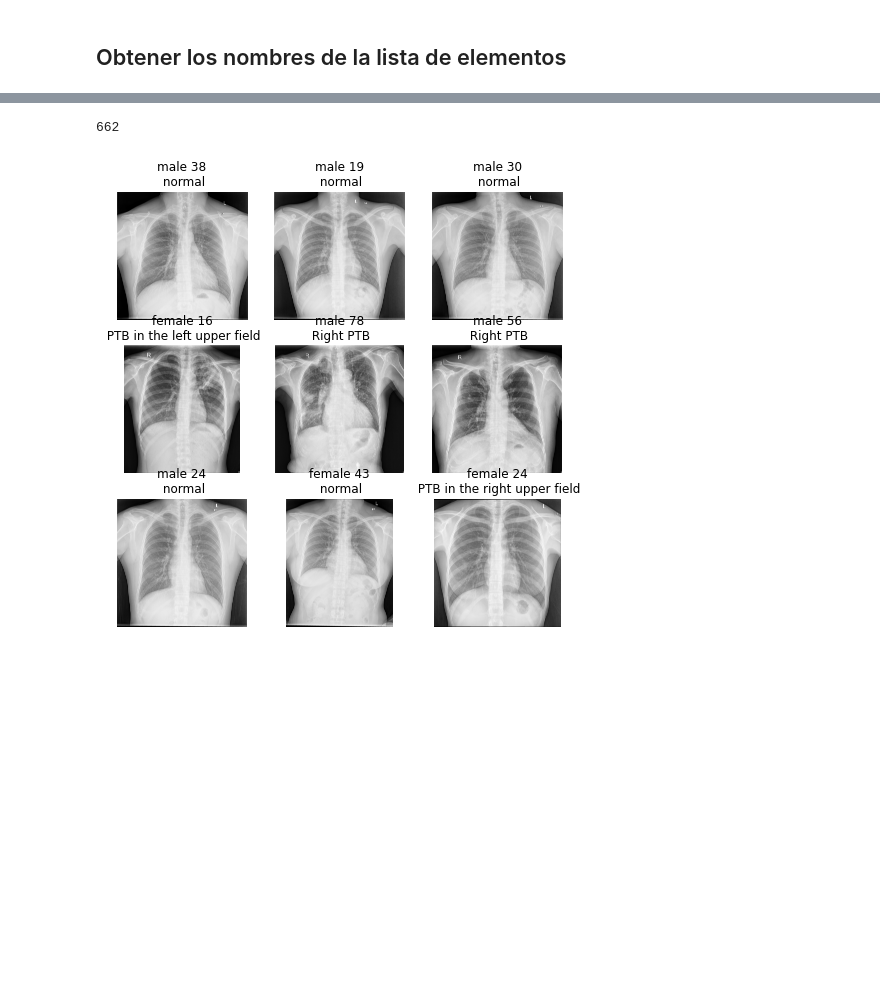
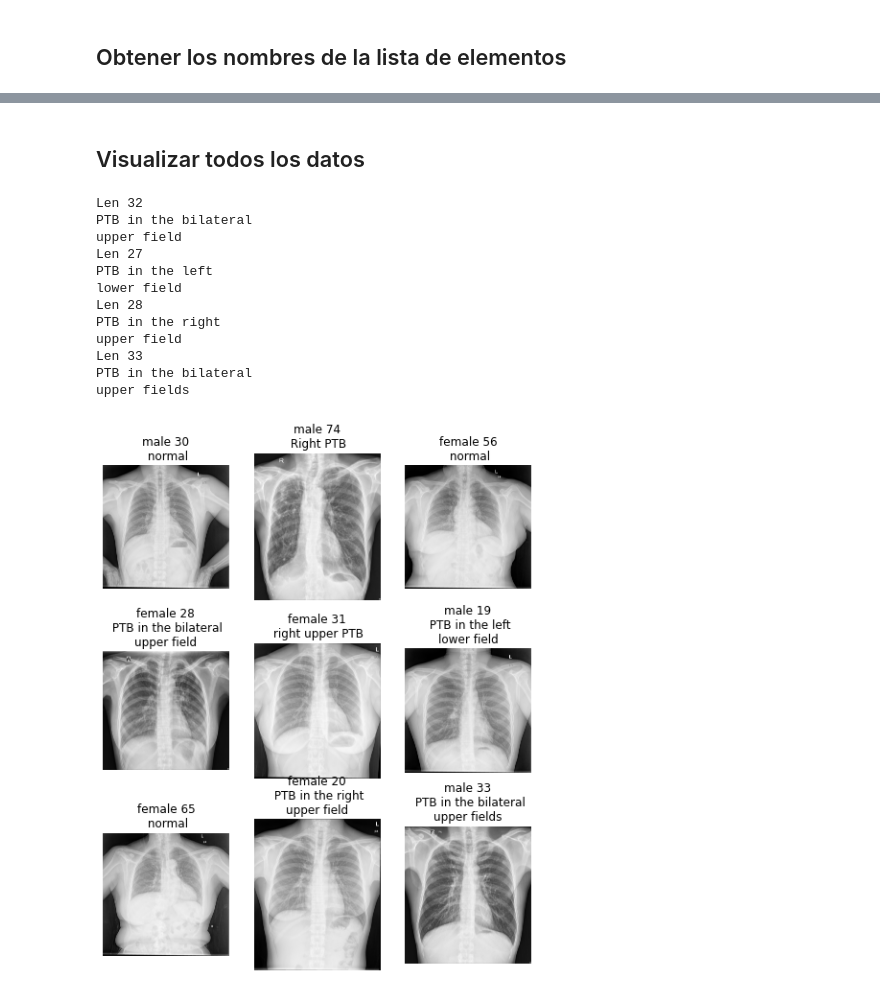
Before and after one commit to isdrael4590/DIALUNG, a Jupyter notebook: notebooks/ChinaCXRSet/Visualización Dataset.ipynb, the cells around one changed output, grey strips where cells are left out. Saved outputs shown, nothing was run; the diff lists cells and outputs as text; code cells hidden in the pictures; blank space fills up the shorter version.

```diff
--- a/notebooks/ChinaCXRSet/Visualización Dataset.ipynb
+++ b/notebooks/ChinaCXRSet/Visualización Dataset.ipynb
@@ -7,6 +20,30 @@ import pandas as pd
 
 import matplotlib.pyplot as plt
 import matplotlib.image as mpimg
+# %%
+#Función para graficar los datasets
+def graficar_dataset(dataset, tamano_x = 8, tamano_y = 10, columnas = 3, filas = 3, ancho_max_txt=20):
+    figure = plt.figure(figsize=(tamano_x, tamano_y))
+    cols, rows = columnas, filas
+    total_datos = len(dataset.path)
+    for i in range(1, cols * rows + 1):
+        sample_idx = int(random.random()*total_datos)
+        img = mpimg.imread(dataset.iloc[sample_idx].path)
+        condicion = dataset.iloc[sample_idx].condition
+        len_condicion = len(condicion)
+        if len_condicion > ancho_max_txt:
+
+            condicion_list = list(condicion)
+            for iterador in range(ancho_max_txt, len_condicion, ancho_max_txt):
+                condicion_list[condicion.find(" ", iterador - 5)] = "\n"
+            condicion = ''.join(condicion_list)
+            print(condicion)
+        label = "{} {}\n {}".format(dataset.iloc[sample_idx].genre, int(dataset.iloc[sample_idx].age), condicion)
+        figure.add_subplot(rows, cols, i)
+        plt.title(label)
+        plt.axis("off")
+        plt.imshow(img.squeeze(), cmap="gray")
+    return plt
 # %% [markdown]
 ## Obtener los nombres de la lista de elementos
 # %%
@@ -24,7 +61,6 @@ for idx, elemento in enumerate(lista_elementos_dataset):
     ruta_elemento_cr = os.path.join(ruta_clinical_readings, "{}.{}".format(nombre_elemento, extension_cr))
     with open(ruta_elemento_cr, 'r') as archivo_texto:
         datos_archivo_texto = archivo_texto.read() #Obtengo la informacion del dataset
-        print(datos_archivo_texto)
         datos_archivo_texto = datos_archivo_texto.rstrip() #Eliminar tabulación final
         datos_archivo_texto.replace("\t", "")
         atributos_archivo = datos_archivo_texto.split('\n') #Separar por enters
@@ -39,10 +75,8 @@ for idx, elemento in enumerate(lista_elementos_dataset):
             #Verificar si el genero y la edad estan unidos
             if len(genero_edad) == 1:
                 if genero_edad[0].find('female') == 0:
-                    print("=================Female")
                     genero_edad.append(genero_edad[0].lstrip("female"))
                     genero_edad[0] = "female"
-                    print("Arreglando: {}".format(genero_edad))
                 elif genero_edad[0].find('male') == 0:
                     genero_edad.append(genero_edad[0].lstrip("male"))
                     genero_edad[0] = "male"
@@ -62,8 +96,10 @@ for idx, elemento in enumerate(lista_elementos_dataset):
             edad = edad.rstrip("days")
             edad = float(edad)/365.0
 
-        genero = genero.lower()
+        genero = genero.rstrip().lstrip().lower()
+        if genero.find("fem")==0:
+            genero = 'female'
         edad = float(edad)
     ruta_elemento_clinical_reading = os.path.join(ruta_clinical_readings)
-    print((ruta_elemento_cxr, genero, edad, condicion_paciente))
     datos.append({"path":ruta_elemento_cxr, "genre": genero, "age": edad,  "condition": condicion_paciente})
+panda_datos = pd.DataFrame(datos) #Convertir a formato Pandas
@@ -90,19 +106,19 @@ panda_datos = pd.DataFrame(datos)
-# %%
-len(panda_datos.path)
-# %% [output]
-662
-# %%
-figure = plt.figure(figsize=(8, 8))
-cols, rows = 3, 3
-total_datos = len(panda_datos.path)
-for i in range(1, cols * rows + 1):
-    sample_idx = int(random.random()*total_datos)
-    img = mpimg.imread(panda_datos.path[sample_idx])
-    label = "{} {}\n {}".format(panda_datos.genre[sample_idx], int(panda_datos.age[sample_idx]), panda_datos.condition[sample_idx])
-    figure.add_subplot(rows, cols, i)
-    plt.title(label)
-    plt.axis("off")
-    plt.imshow(img.squeeze(), cmap="gray")
-plt.show()
-# %% [output]
-[figure, removed]
+# %% [markdown]
+## Visualizar todos los datos
+# %%
+plt = graficar_dataset(panda_datos)
+plt.show()
+# %% [output]
+Len 32
+PTB in the bilateral
+upper field
+Len 27
+PTB in the left
+lower field
+Len 28
+PTB in the right
+upper field
+Len 33
+PTB in the bilateral
+upper fields
+[figure, added]
```
Also changed, not shown: parts of 19 cells of this notebook.
